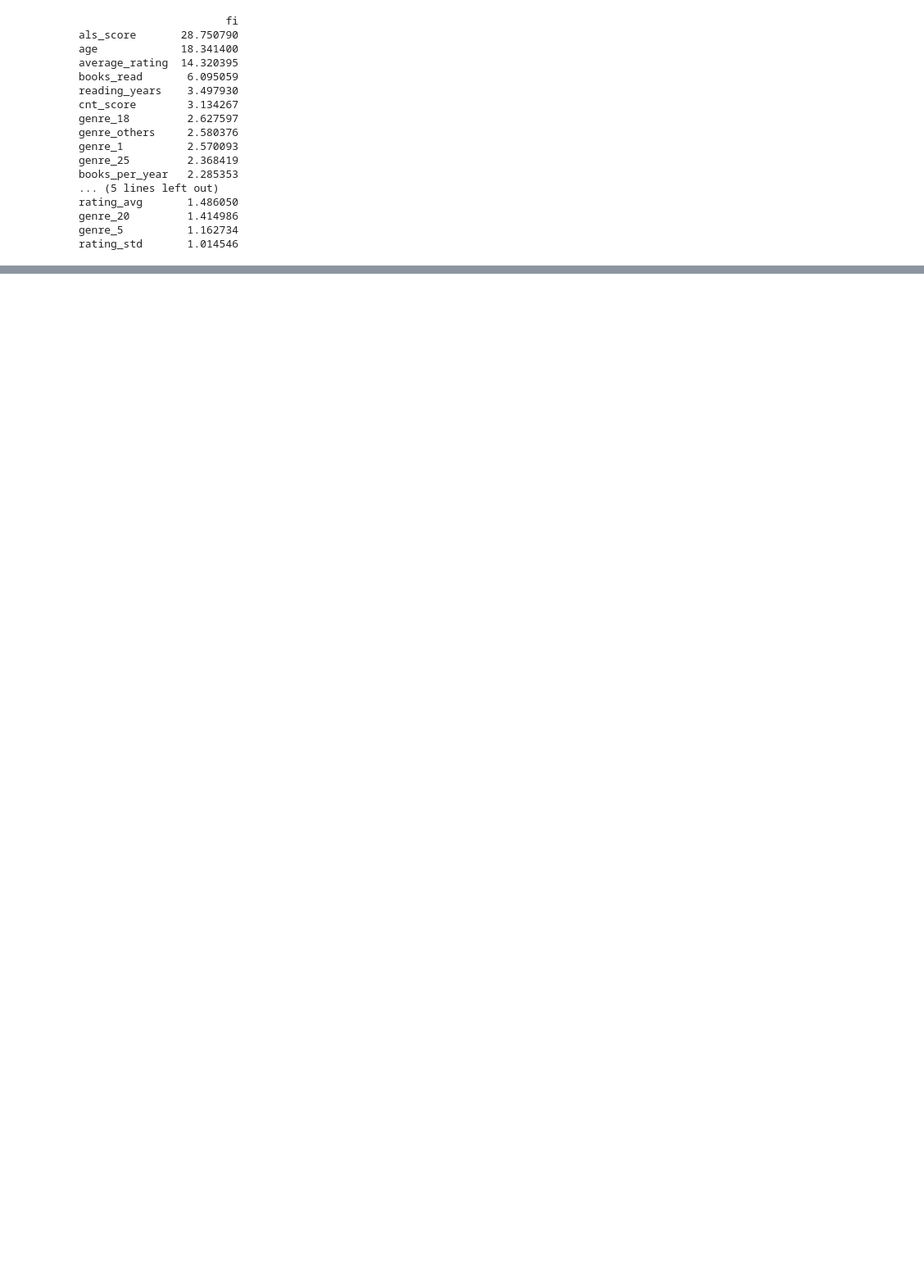
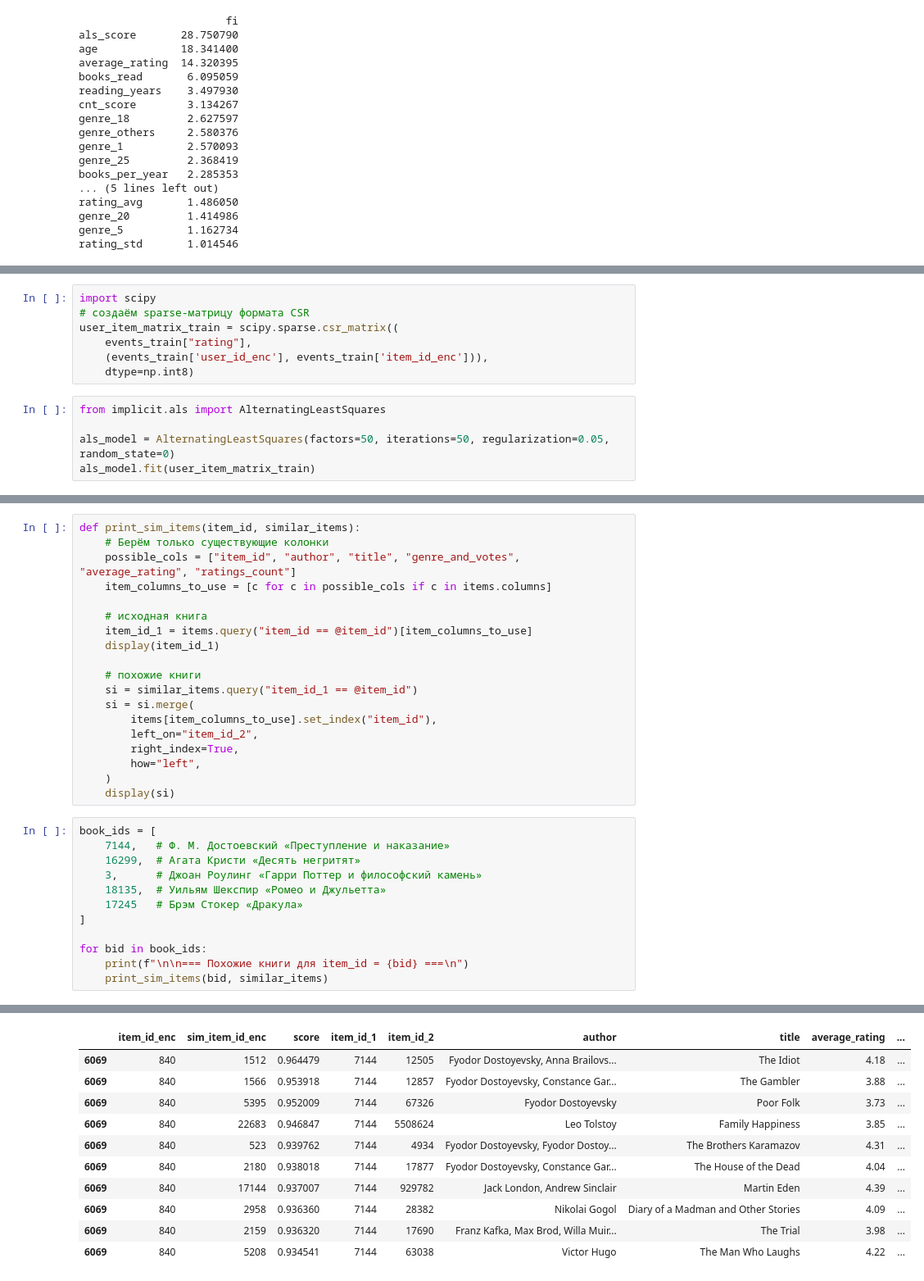
Before and after one commit to alina-tad/mle-recsys-start, a Jupyter notebook: preprocessing2.ipynb, the cells around one changed output, grey strips where cells are left out. Shown: that part at 82% size. Cells and saved outputs as stored; diff of their text form; blank space fills up the shorter version.

```diff
--- a/preprocessing2.ipynb
+++ b/preprocessing2.ipynb
@@ -546,0 +559,12 @@ rating_std       1.014546
+# %%
+import scipy
+# создаём sparse-матрицу формата CSR
+user_item_matrix_train = scipy.sparse.csr_matrix((
+    events_train["rating"],
+    (events_train['user_id_enc'], events_train['item_id_enc'])),
+    dtype=np.int8)
+# %%
+from implicit.als import AlternatingLeastSquares
+
+als_model = AlternatingLeastSquares(factors=50, iterations=50, regularization=0.05, random_state=0)
+als_model.fit(user_item_matrix_train)
@@ -546,0 +619,32 @@ rating_std       1.014546
+# %%
+def print_sim_items(item_id, similar_items):
+    # Берём только существующие колонки
+    possible_cols = ["item_id", "author", "title", "genre_and_votes", "average_rating", "ratings_count"]
+    item_columns_to_use = [c for c in possible_cols if c in items.columns]
+
+    # исходная книга
+    item_id_1 = items.query("item_id == @item_id")[item_columns_to_use]
+    display(item_id_1)
+
+    # похожие книги
+    si = similar_items.query("item_id_1 == @item_id")
+    si = si.merge(
+        items[item_columns_to_use].set_index("item_id"),
+        left_on="item_id_2",
+        right_index=True,
+        how="left",
+    )
+    display(si)
+# %%
+book_ids = [
+    7144,   # Ф. М. Достоевский «Преступление и наказание»
+    16299,  # Агата Кристи «Десять негритят»
+    3,      # Джоан Роулинг «Гарри Поттер и философский камень»
+    18135,  # Уильям Шекспир «Ромео и Джульетта»
+    17245   # Брэм Стокер «Дракула»
+]
+
+for bid in book_ids:
+    print(f"\n\n=== Похожие книги для item_id = {bid} ===\n")
+    print_sim_items(bid, similar_items)
+# %% [output]
@@ -546,0 +654,11 @@ rating_std       1.014546
+|  | item_id_enc | sim_item_id_enc | score | item_id_1 | item_id_2 | author | title | average_rating | ... |
+| 6069 | 840 | 1512 | 0.964479 | 7144 | 12505 | Fyodor Dostoyevsky, Anna Brailovs... | The Idiot | 4.18 | ... |
+| 6069 | 840 | 1566 | 0.953918 | 7144 | 12857 | Fyodor Dostoyevsky, Constance Gar... | The Gambler | 3.88 | ... |
+| 6069 | 840 | 5395 | 0.952009 | 7144 | 67326 | Fyodor Dostoyevsky | Poor Folk | 3.73 | ... |
+| 6069 | 840 | 22683 | 0.946847 | 7144 | 5508624 | Leo Tolstoy | Family Happiness | 3.85 | ... |
+| 6069 | 840 | 523 | 0.939762 | 7144 | 4934 | Fyodor Dostoyevsky, Fyodor Dostoy... | The Brothers Karamazov | 4.31 | ... |
+| 6069 | 840 | 2180 | 0.938018 | 7144 | 17877 | Fyodor Dostoyevsky, Constance Gar... | The House of the Dead | 4.04 | ... |
+| 6069 | 840 | 17144 | 0.937007 | 7144 | 929782 | Jack London, Andrew Sinclair | Martin Eden | 4.39 | ... |
+| 6069 | 840 | 2958 | 0.936360 | 7144 | 28382 | Nikolai Gogol | Diary of a Madman and Other Stories | 4.09 | ... |
+| 6069 | 840 | 2159 | 0.936320 | 7144 | 17690 | Franz Kafka, Max Brod, Willa Muir... | The Trial | 3.98 | ... |
+| 6069 | 840 | 5208 | 0.934541 | 7144 | 63038 | Victor Hugo | The Man Who Laughs | 4.22 | ... |
```
Also changed, not shown: parts of 31 cells of this notebook, 4 other files.
